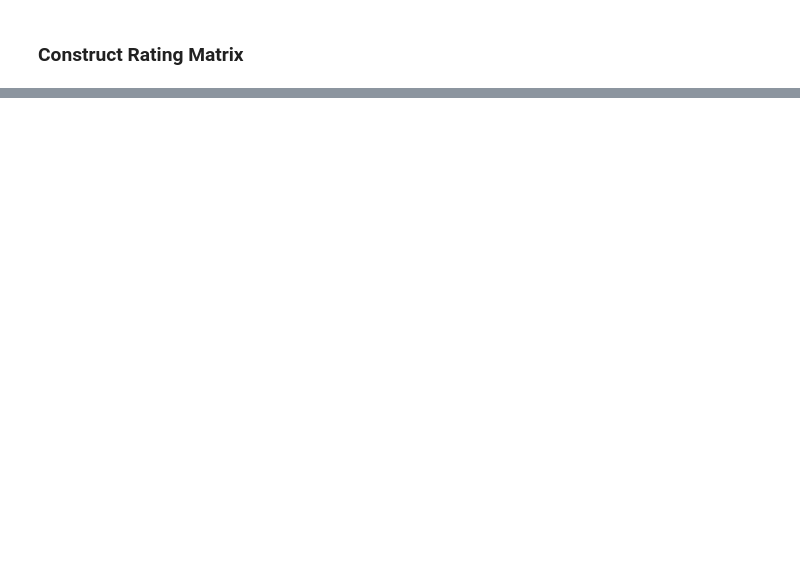
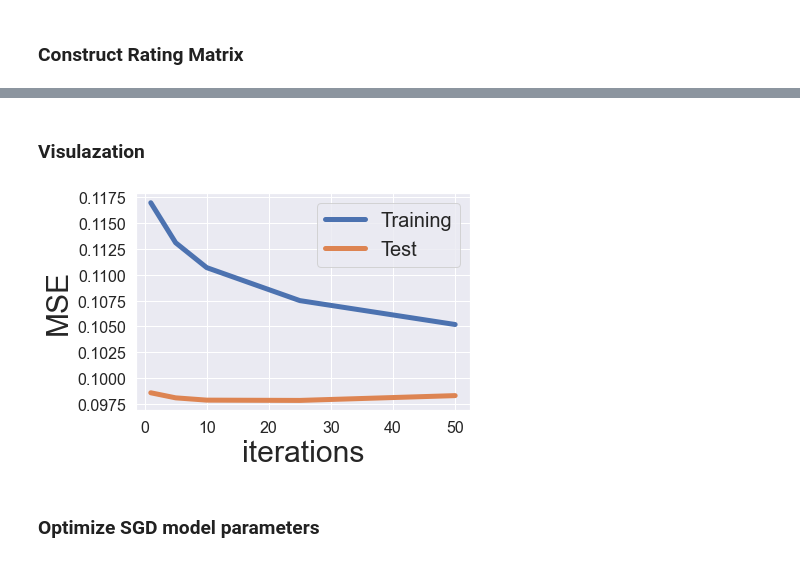
Before and after one commit to Yelp-Recommender-System/FancyYelpers, a Jupyter notebook: code/1.3_Yelp_collaborative_filtering_SGD.ipynb, the cells around one changed output, grey strips where cells are left out. Saved outputs shown, nothing was run; the diff lists cells and outputs as text; code cells hidden in the pictures; blank space fills up the shorter version.

Commit message:
construct rating matrix and build SGD model to make predictions

```diff
--- a/code/1.3_Yelp_collaborative_filtering_SGD.ipynb
+++ b/code/1.3_Yelp_collaborative_filtering_SGD.ipynb
@@ -46,0 +67,9 @@ sparsity # 0.8%
+# %%
+train, test = train_test_split(ratings=rating_matrix)
+# %%
+def get_mse(pred, actual):
+        # Ignore nonzero terms.
+        pred = pred[actual.nonzero()].flatten()
+        actual = actual[actual.nonzero()].flatten()
+
+        return mean_squared_error(pred, actual)
@@ -46,0 +272,9 @@ sparsity # 0.8%
+# %%
+start_time = time.time()
+
+MF_SGD = ExplicitMF(train, 40, learning='sgd', verbose=True)
+iter_array = [1, 5, 10, 25, 50]
+MF_SGD.calculate_learning_curve(iter_array, test, learning_rate=0.001)
+
+end_time = time.time()
+print(f'running time: {end_time-start_time}')
@@ -46,0 +301,17 @@ sparsity # 0.8%
+# %% [markdown]
+### Visulazation
+# %%
+def plot_learning_curve(iter_array, model):
+    plt.plot(iter_array, model.train_mse, label='Training', linewidth=5)
+    plt.plot(iter_array, model.test_mse, label='Test', linewidth=5)
+    plt.xticks(fontsize=16);
+    plt.yticks(fontsize=16);
+    plt.xlabel('iterations', fontsize=30);
+    plt.ylabel('MSE', fontsize=30);
+    plt.legend(loc='best', fontsize=20);
+# %%
+plot_learning_curve(iter_array, MF_SGD)
+# %% [output]
+[figure, added]
+# %% [markdown]
+### Optimize SGD model parameters
```
Also changed, not shown: parts of 11 cells of this notebook.
